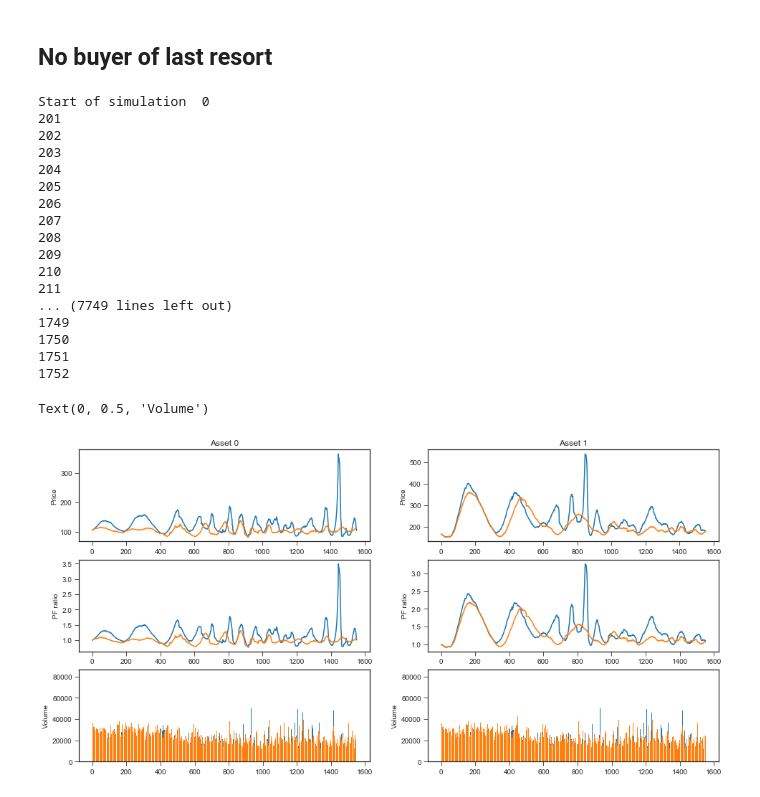
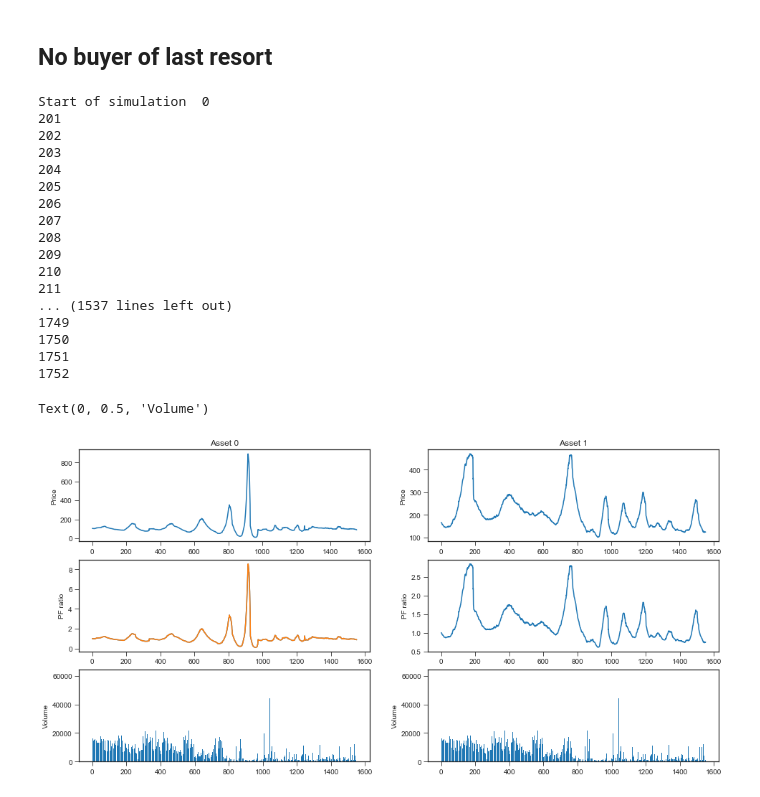
Before and after one commit to joerischasfoort/qe-inequality, a Jupyter notebook: buyer_of_last_resort.ipynb, the cells around one changed output. Drawn from its saved outputs; the diff is of its cells as text; code cells hidden in the pictures.

```diff
--- a/buyer_of_last_resort.ipynb
+++ b/buyer_of_last_resort.ipynb
@@ -41,5 +24,5 @@ npv(f, 0.01)
 # %% [markdown]
 # Buyer of last resort model dynamics
 # %%
-NRUNS = 5
+NRUNS = 1
 burn_in_period = 0
@@ -49,16 +30,16 @@ ticks= 1552
 # # 1 setup parameters
 params = {"fundamental_values": [105, 166], "asset_types": ['stock', 'stock'],
               "trader_sample_size": 22, "n_traders": 500,
-              "ticks": ticks, "std_fundamentals": [0.02, 0.053],
+              "ticks": 1552, "std_fundamentals": [0.02, 0.053],
               "std_noise": 0.159, "w_random": 0.056,
               "strat_share_chartists": 0.41,
-              "init_assets": [1662, 571], "base_risk_aversion": 4.051,
+              "init_assets": [740, 260], "base_risk_aversion": 4.051,
               'spread_max': 0.004, "horizon": 200,
               "fundamentalist_horizon_multiplier": 2.2,
               "trades_per_tick": 3, "mutation_intensity": 0.0477,
               "average_learning_ability": 0.02, 'money_multiplier': 1.0,
-              "bond_mean_reversion": 0.0, 'cb_pf_range': 0.1,
-              "qe_perc_size": 0.25, "cb_size": 0.05, "qe_asset_index": 0}
+              "bond_mean_reversion": 0.0, 'cb_pf_range': 0.2,
+              "qe_perc_size": 0.20, "cb_size": 0.02, "qe_asset_index": 0}
 # %%
 trdrs = []
 orbs = []
@@ -110,10 +119,10 @@ for idx, a in enumerate(params['asset_types']):
 # # 1 setup parameters
 params_nb = {"fundamental_values": [105, 166], "asset_types": ['stock', 'stock'],
               "trader_sample_size": 22, "n_traders": 500,
-              "ticks": ticks, "std_fundamentals": [0.02, 0.053],
+              "ticks": 1552, "std_fundamentals": [0.02, 0.053],
               "std_noise": 0.159, "w_random": 0.056,
               "strat_share_chartists": 0.41,
-              "init_assets": [1662, 571], "base_risk_aversion": 4.051,
+              "init_assets": [740, 260], "base_risk_aversion": 4.051,
               'spread_max': 0.004, "horizon": 200,
               "fundamentalist_horizon_multiplier": 2.2,
               "trades_per_tick": 3, "mutation_intensity": 0.0477,
@@ -144,7 +153,7 @@ Start of simulation  0
 209
 210
 211
-... (7749 lines left out)
+... (1537 lines left out)
 1749
 1750
 1751
@@ -166,35 +175,29 @@ for idx, a in enumerate(params['asset_types']):
 # %%
 fig, ((ax1, ax2), (ax3, ax4), (ax5, ax6)) = plt.subplots(3, 2, figsize=(16,8))
 
 # prices
 ax1.set_title('Asset 0')
-ax1.plot(asset_prices_nb[0].index, asset_prices_nb[0].mean(axis=1))
-ax1.plot(asset_prices[0].index, asset_prices[0].mean(axis=1), label='QE')
+ax1.plot(asset_prices_nb[0].index, asset_prices[0].mean(axis=1))
 ax1.set_ylabel('Price')
 
 ax2.set_title('Asset 1')
-ax2.plot(asset_prices_nb[1].index, asset_prices_nb[1].mean(axis=1))
-ax2.plot(asset_prices[1].index, asset_prices[1].mean(axis=1), label='QE')
+ax2.plot(asset_prices_nb[1].index, asset_prices[1].mean(axis=1))
 ax2.set_ylabel('Price')
 
 # pd ratio's
-
-ax3.plot(asset_prices_nb[0].index, asset_prices_nb[0].mean(axis=1) / asset_fundamentals_nb[0].mean(axis=1))
-ax3.plot(asset_prices[0].index, asset_prices[0].mean(axis=1) / asset_fundamentals[0].mean(axis=1), label='QE')
+ax3.plot(asset_prices_nb[0].index, asset_prices[0].mean(axis=1) / asset_fundamentals[0].mean(axis=1))
+ax3.plot(asset_prices[0].index, asset_prices[0].mean(axis=1) / asset_fundamentals[0].mean(axis=1))
 ax3.set_ylabel('PF ratio')
 
-ax4.plot(asset_prices_nb[1].index, asset_prices_nb[1].mean(axis=1) / asset_fundamentals_nb[1].mean(axis=1))
-ax4.plot(asset_prices[1].index, asset_prices[1].mean(axis=1) / asset_fundamentals[1].mean(axis=1))
+ax4.plot(asset_prices_nb[1].index, asset_prices[1].mean(axis=1) / asset_fundamentals[1].mean(axis=1))
 ax4.set_ylabel('PF ratio')
 
 # volumes
-ax5.bar(asset_volumes_nb[0].index, asset_volumes_nb[0].mean(axis=1))
-ax5.bar(asset_volumes[0].index, asset_volumes[0].mean(axis=1), label='QE')
+ax5.bar(asset_volumes_nb[0].index, asset_volumes[0].mean(axis=1))
 ax5.set_ylabel('Volume')
 
-ax6.bar(asset_volumes_nb[1].index, asset_volumes_nb[0].mean(axis=1))
-ax6.bar(asset_volumes[1].index, asset_volumes[1].mean(axis=1), label='QE')
+ax6.bar(asset_volumes_nb[1].index, asset_volumes[0].mean(axis=1))
 ax6.set_ylabel('Volume')
 # %% [output]
 Text(0, 0.5, 'Volume')
-[figure, old version]
+[figure, new version]
```
Also changed, not shown: parts of 10 cells of this notebook, 5 other files.
